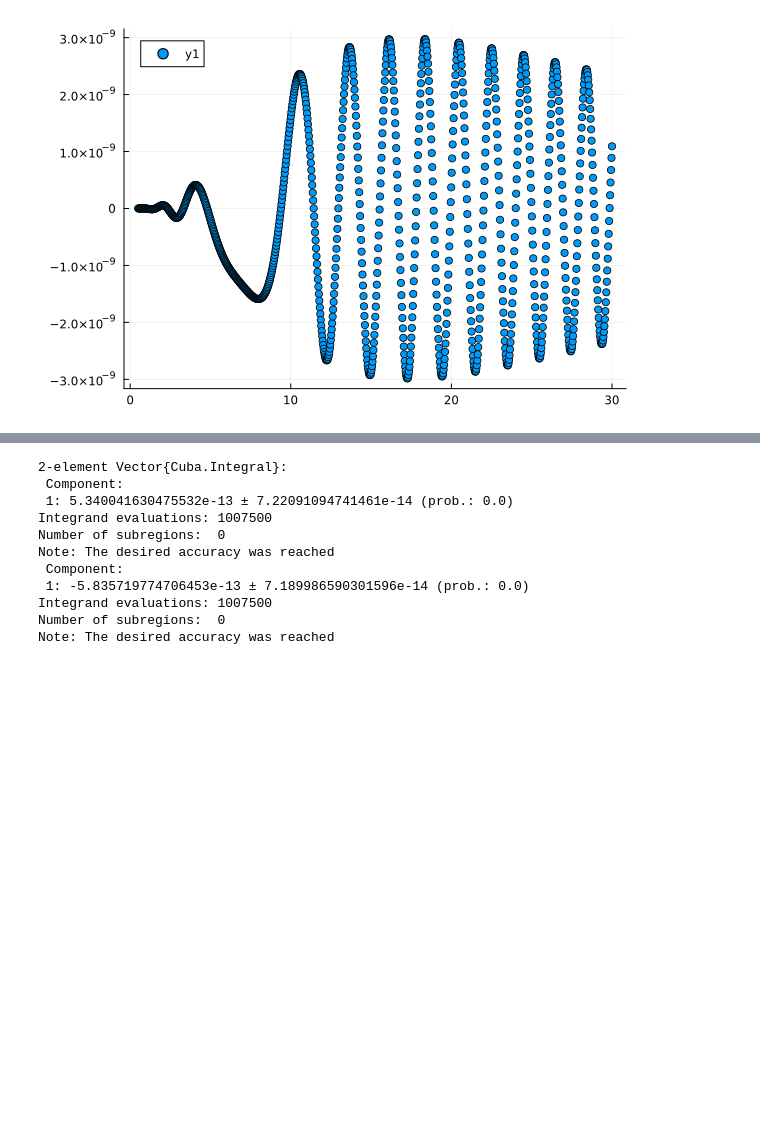
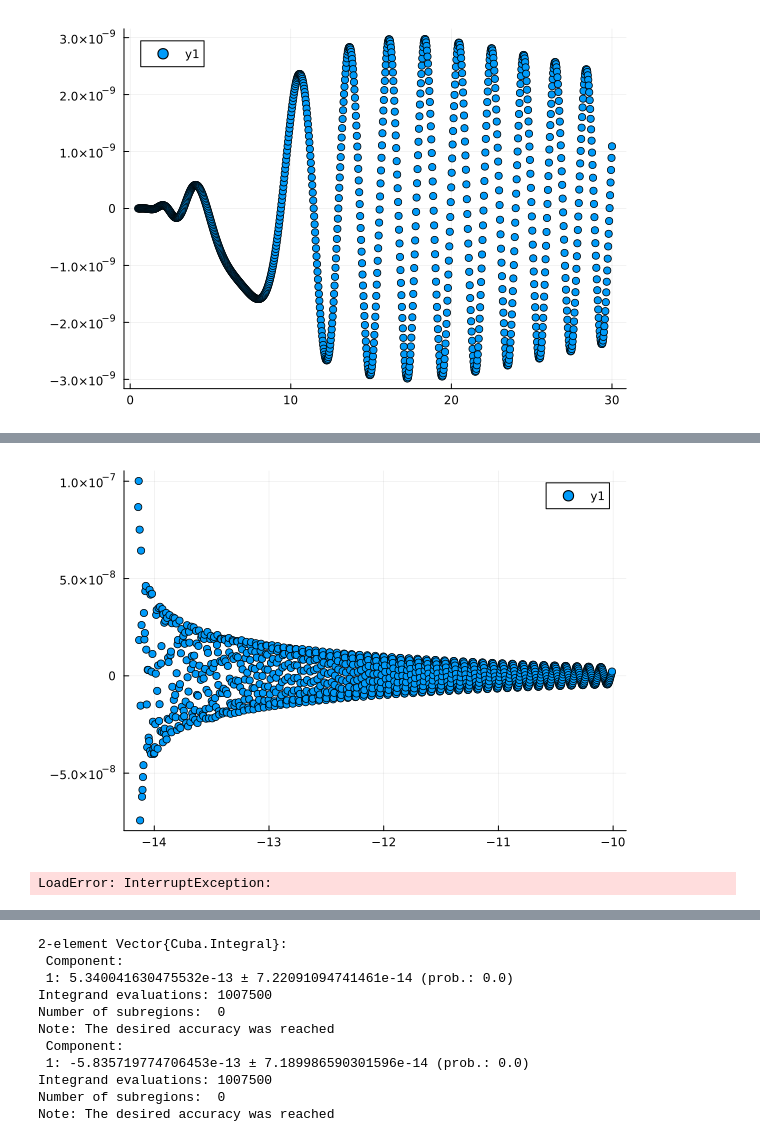
Before and after one commit to Jercheal/3d-cosmology, a Jupyter notebook: 3d_ESF_cosmology.ipynb, the cells around one changed output, grey strips where cells are left out. Cells and saved outputs as stored; diff of their text form; code cells hidden in the pictures; blank space fills up the shorter version.

```diff
--- a/3d_ESF_cosmology.ipynb
+++ b/3d_ESF_cosmology.ipynb
@@ -101,0 +213,11 @@ end
+# %%
+bsI = range(-14.14, -10.01, 1000)
+scatter(bsI, [real(InvSqtDet_SL_ϑ_simpl_10_30(-b)) for b in bsI],yscale=:ln)
+scatter(bsI, [real(Ampl_vertex_I_simpl_10_30(-b, 2.0, 4.0, 0.05)) for b in bsI])
+scatter(bsI, [real((-b)*Ampl_vertex_I_simpl_10_30(-b, 2.0, 4.0, 0.05)) for b in bsI])
+# %% [output]
+[figure, added]
+# %%
+Zb_I_simpl_10_30_vegas(2.0, 4.0, 0.05)
+# %% [output]
+LoadError: InterruptException:
```
Also changed, not shown: parts of 26 cells of this notebook, 2 other files.
